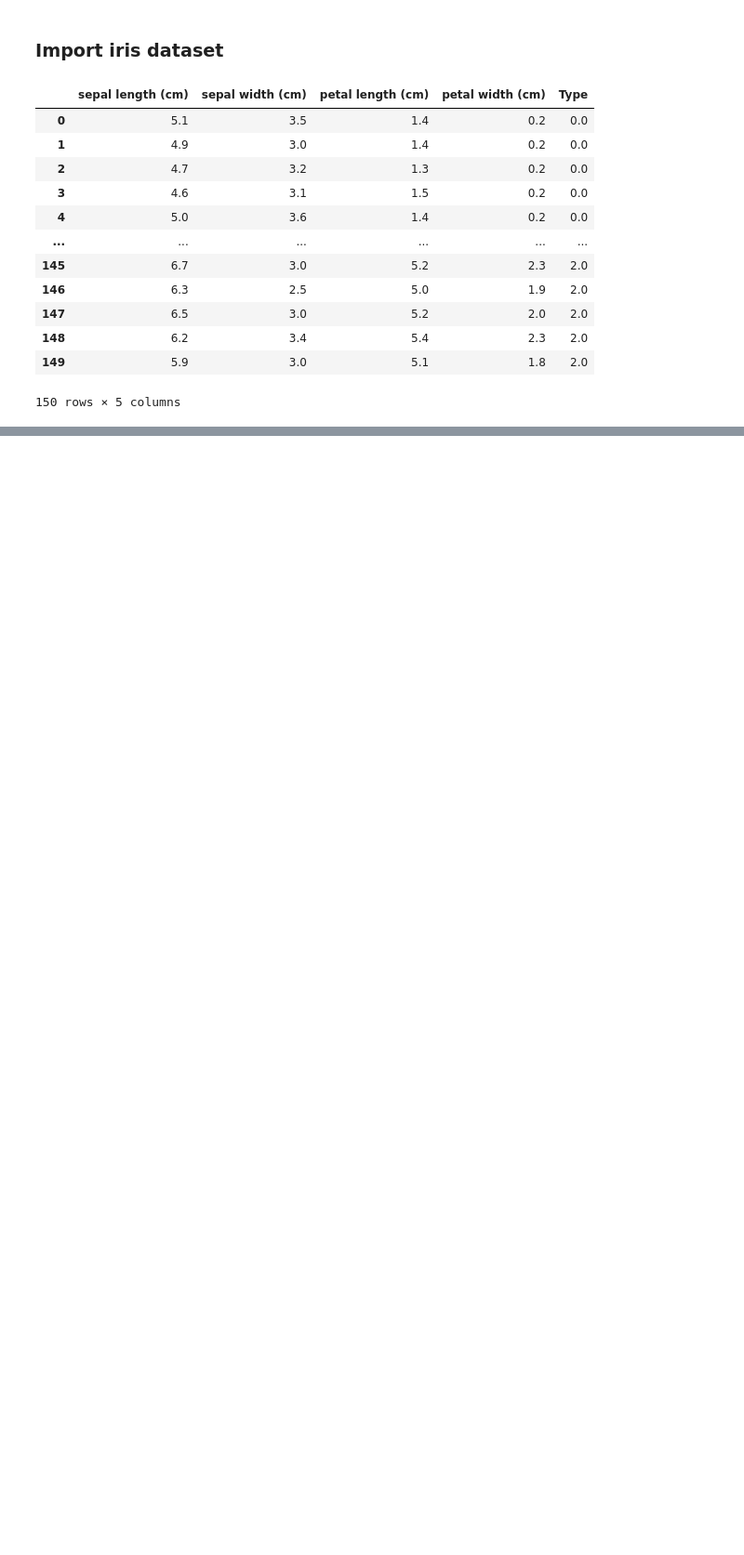
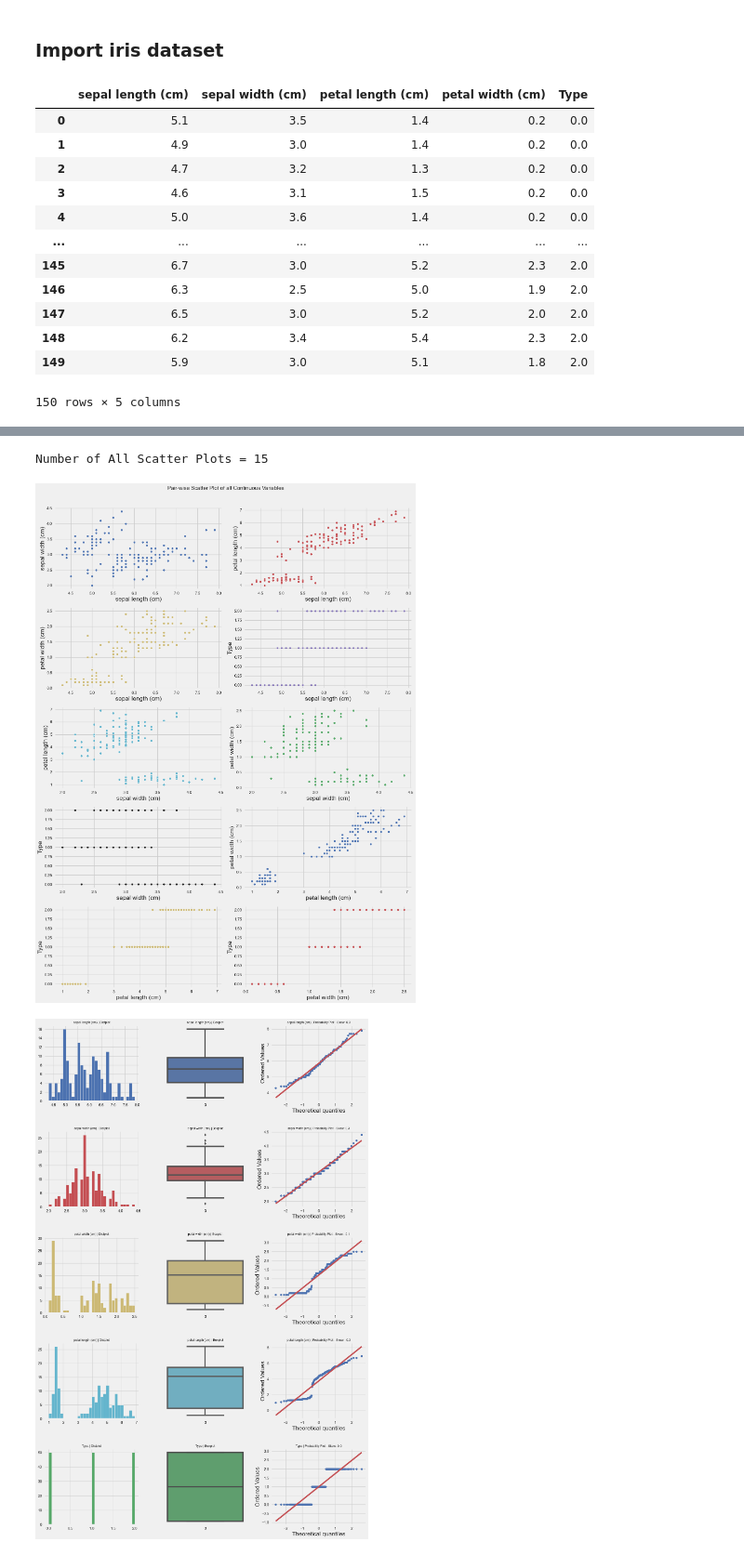
Before and after one commit to andidprastyo/learn-AutoViz, a Jupyter notebook: learn_autoviz.ipynb, the cells around one changed output, grey strips where cells are left out. Shown at 93% size. Drawn from its saved outputs; the diff is of its cells as text; code cells hidden in the pictures; blank space fills up the shorter version.

Commit message:
Visualized by AutoViz

```diff
--- a/learn_autoviz.ipynb
+++ b/learn_autoviz.ipynb
@@ -31,3 +31,12 @@ df
 150 rows × 5 columns
 # %%
 df.to_csv('iris.csv')
+# %%
+from autoviz.AutoViz_Class import AutoViz_Class
+
+%matplotlib inline
+
+Av = AutoViz_Class()
+
+viz = Av.AutoViz('iris.csv', sep=',')
+# %% [output]
@@ -33,0 +59,3 @@ df.to_csv('iris.csv')
+Number of All Scatter Plots = 15
+[figure, added]
+[figure, added]
```
Also changed, not shown: parts of 1 cell of this notebook.
